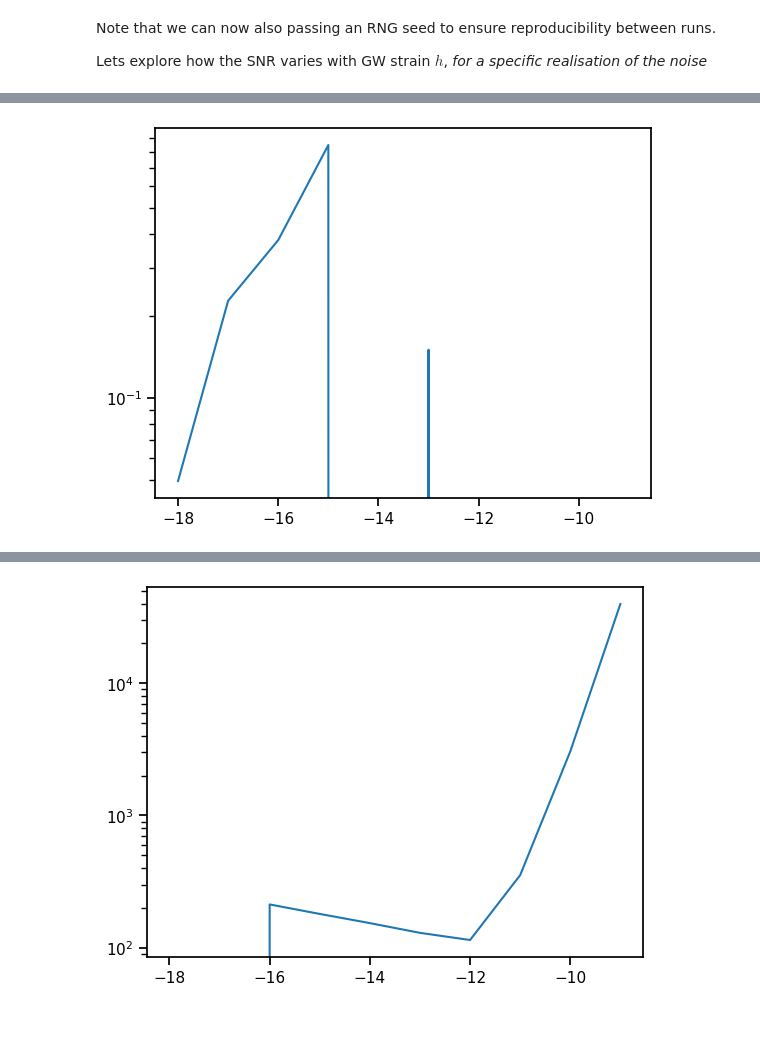
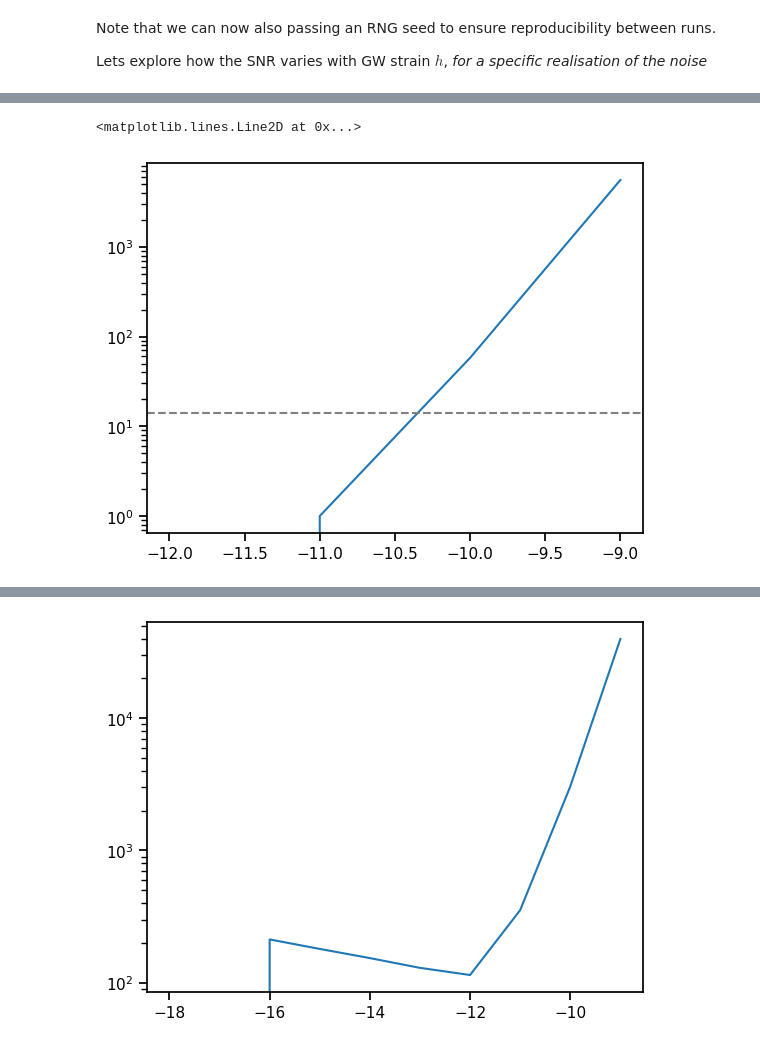
Before and after one commit to tomkimpson/PulsarKF, a Jupyter notebook: notebooks/GW-Detection-with-UKF.ipynb, the cells around one changed output, grey strips where cells are left out. Cells and saved outputs as stored; diff of their text form; code cells hidden in the pictures.

```diff
--- a/notebooks/GW-Detection-with-UKF.ipynb
+++ b/notebooks/GW-Detection-with-UKF.ipynb
@@ -434,7 +493,7 @@ def go(overriding_parameters,seed):
 
     return test_statistic,model_predictions,null_predictions,observations
 # %%
-seed = 1233
-override_parameters = {"h0": 1e-8}
+seed = 10033
+override_parameters = {"h0": 2e-8}
 TS,model_predictions,null_predictions,observations = go(override_parameters,seed)
 # %% [output]
@@ -467,15 +530,16 @@ Note that we can now also passing an RNG seed to ensure reproducibility between
 
 Lets explore how the SNR varies with GW strain $h$, _for a specific realisation of the noise_
 # %%
-%%capture
+# %%capture
 #
 
-seed = 1233
+seed = 10033
 i = 0
-xx = np.arange(-18,-8)
+xx = np.arange(-12,-8)
 parameter_space = np.zeros(len(xx))
 for h in xx:
-        override_parameters = {"h0": 10**float(h)}
-        TS = go(override_parameters,seed)
+        override_parameters = {"h0": 2*10**float(h)}
+        TS,model_predictions,null_predictions,observations = go(override_parameters,seed)
         parameter_space[i] = TS
         i += 1
+        print('-----------------------')
@@ -482,6 +564,8 @@ for h in xx:
 # %%
 plt.plot(xx, parameter_space)
 plt.yscale('log')
+plt.axhline(14,c='0.5', linestyle='--')
 #plt.xlim(1e-18,1e-15)
 # %% [output]
+<matplotlib.lines.Line2D at 0x...>
-[figure, old version]
+[figure, new version]
```
Also changed, not shown: parts of 12 cells of this notebook, 9 other files.
